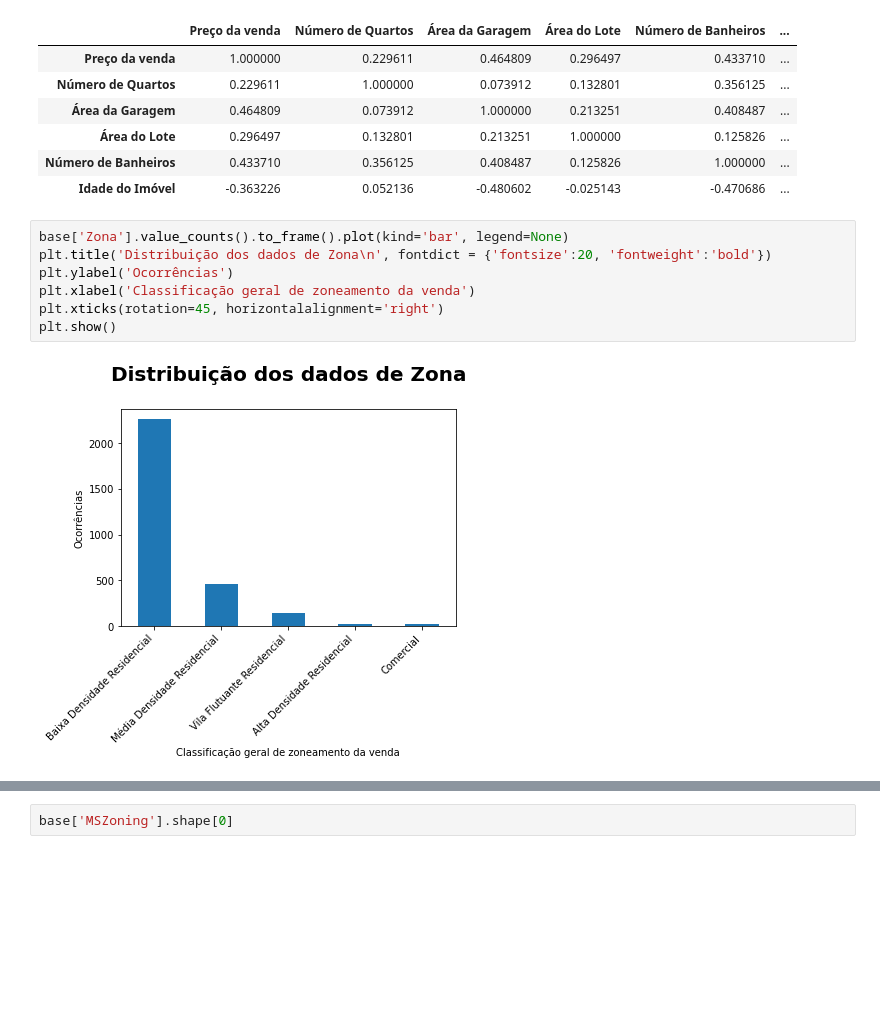
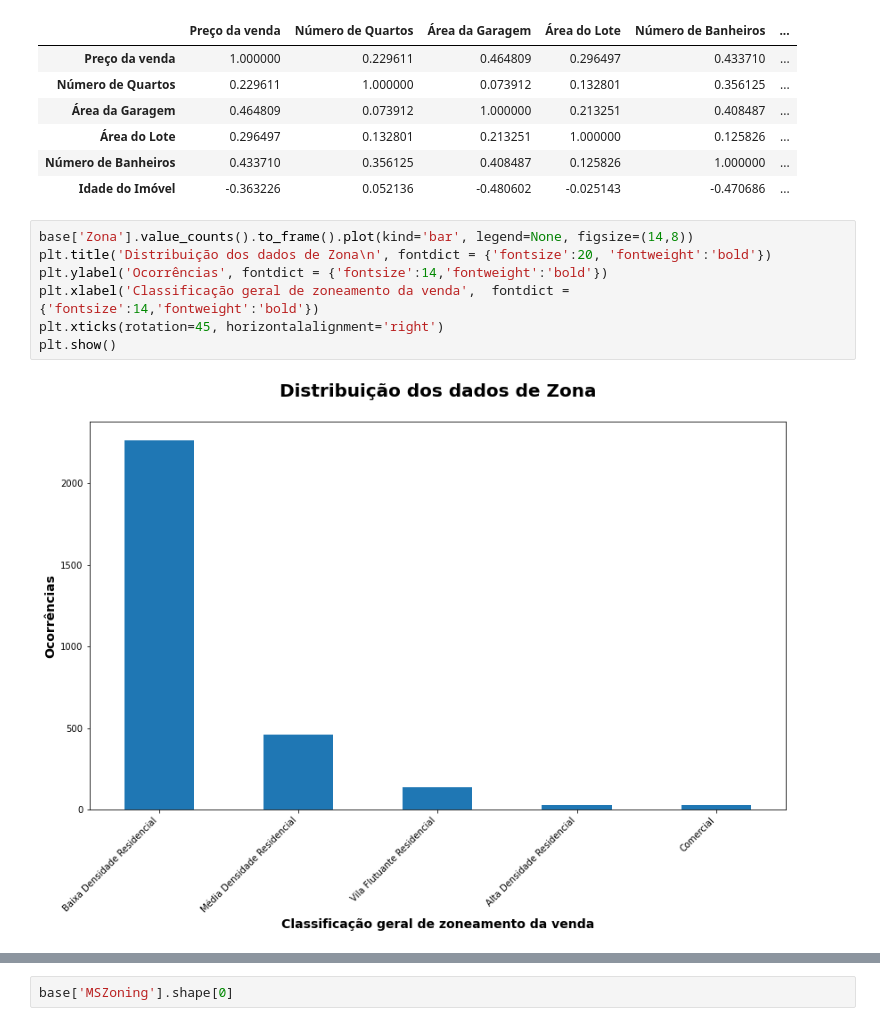
Before and after one commit to fabioheiji/mqaa, a Jupyter notebook: Analises_Descritivas.ipynb, the cells around one changed output, grey strips where cells are left out. Saved outputs shown, nothing was run; the diff lists cells and outputs as text; blank space fills up the shorter version.

```diff
--- a/Analises_Descritivas.ipynb
+++ b/Analises_Descritivas.ipynb
@@ -38,12 +38,12 @@ base.corr()
 | Número de Banheiros | 0.433710 | 0.356125 | 0.408487 | 0.125826 | 1.000000 | ... |
 | Idade do Imóvel | -0.363226 | 0.052136 | -0.480602 | -0.025143 | -0.470686 | ... |
 # %%
-base['Zona'].value_counts().to_frame().plot(kind='bar', legend=None)
+base['Zona'].value_counts().to_frame().plot(kind='bar', legend=None, figsize=(14,8))
 plt.title('Distribuição dos dados de Zona\n', fontdict = {'fontsize':20, 'fontweight':'bold'})
-plt.ylabel('Ocorrências')
-plt.xlabel('Classificação geral de zoneamento da venda')
+plt.ylabel('Ocorrências', fontdict = {'fontsize':14,'fontweight':'bold'})
+plt.xlabel('Classificação geral de zoneamento da venda',  fontdict = {'fontsize':14,'fontweight':'bold'})
 plt.xticks(rotation=45, horizontalalignment='right')
 plt.show()
 # %% [output]
-[figure, old version]
+[figure, new version]
 # %%
```
Also changed, not shown: parts of 14 cells of this notebook.
